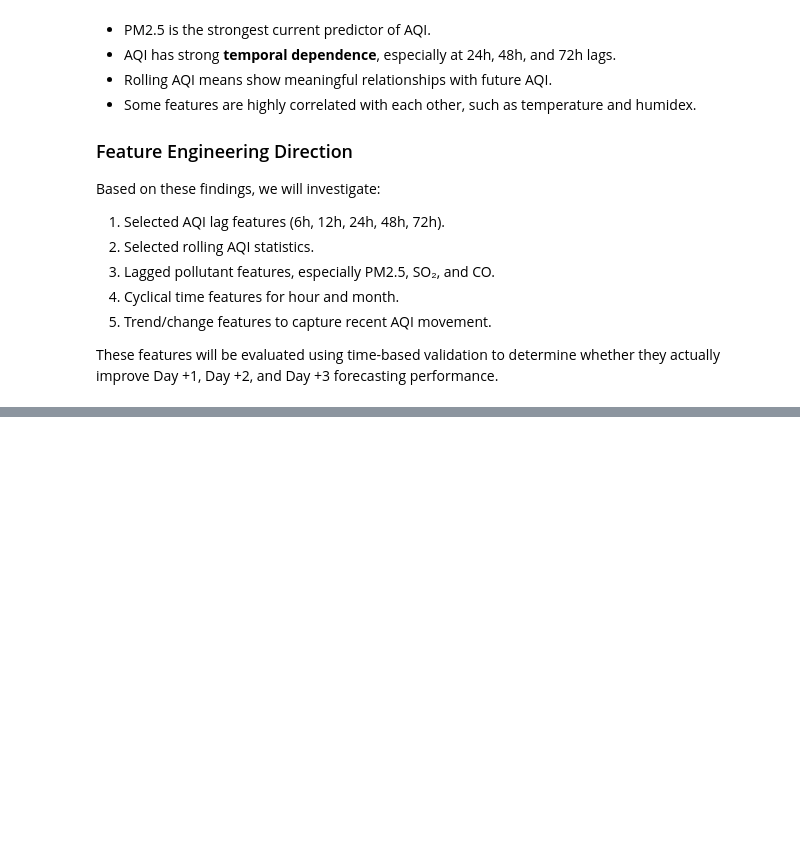
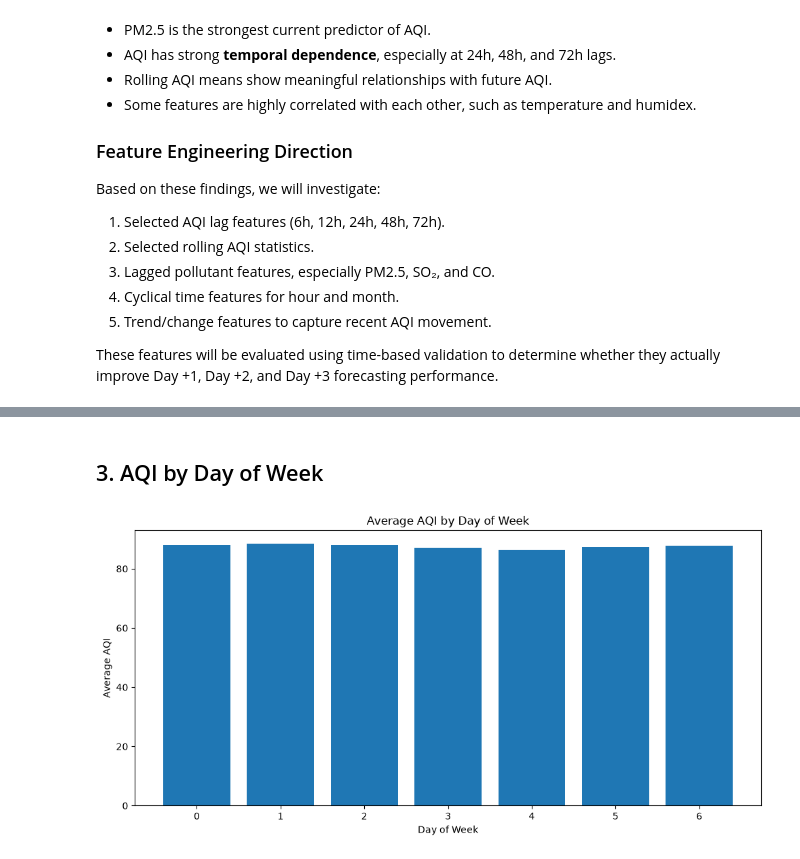
Before and after one commit to Neha-Kumarii-123/Pearls_AQI_Predictor, a Jupyter notebook: notebooks/eda_karachi_aqi_features.ipynb, the cells around one changed output, grey strips where cells are left out. Drawn from its saved outputs; the diff is of its cells as text; code cells hidden in the pictures; blank space fills up the shorter version.

```diff
--- a/notebooks/eda_karachi_aqi_features.ipynb
+++ b/notebooks/eda_karachi_aqi_features.ipynb
@@ -709,0 +747,18 @@ These features will be evaluated using time-based validation to determine whethe
+# %% [markdown]
+## 3. AQI by Day of Week
+# %%
+# Average AQI by day of week
+daily_aqi = df.groupby("day_of_week")["target_aqi"].mean()
+
+plt.figure(figsize=(10, 5))
+
+plt.bar(daily_aqi.index, daily_aqi.values)
+
+plt.xlabel("Day of Week")
+plt.ylabel("Average AQI")
+plt.title("Average AQI by Day of Week")
+
+plt.tight_layout()
+plt.show()
+# %% [output]
+[figure, added]
```
Also changed, not shown: parts of 29 cells of this notebook.
